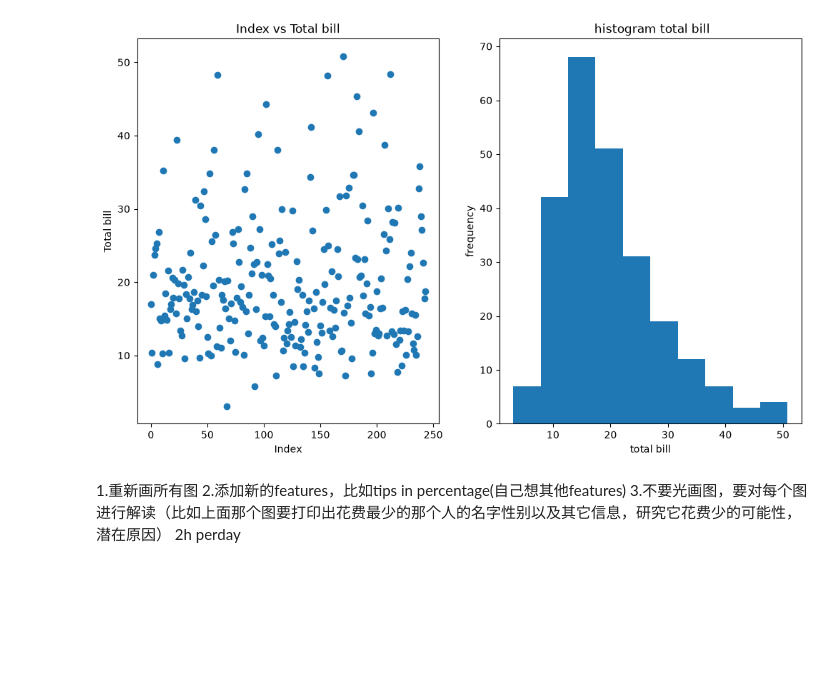
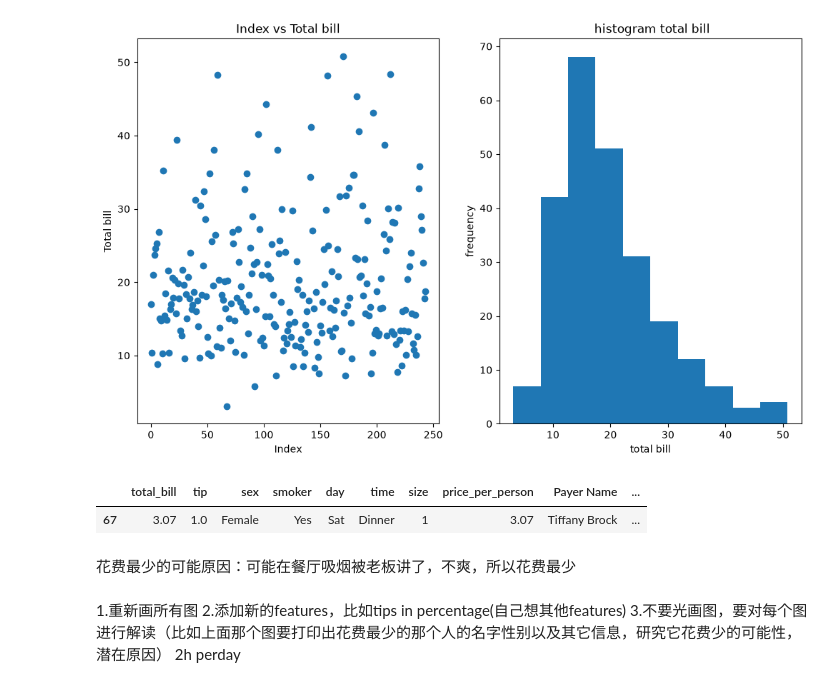
Before and after one commit to wendyzhang888/python-study-note, a Jupyter notebook: 07_homework.ipynb, the cells around one changed output. Drawn from its saved outputs; the diff is of its cells as text; code cells hidden in the pictures; blank space fills up the shorter version.

```diff
--- a/07_homework.ipynb
+++ b/07_homework.ipynb
@@ -6,6 +6,8 @@ import numpy as np
 import pandas as pd
 # %%
 df = pd.read_csv('tips.csv')
+# %%
+df['tips in percentage']= 100* df['tip'] / df['total_bill']
 # %%
 df
 # %% [output]
@@ -42,6 +44,13 @@ plt.title(' histogram total bill')
 plt.show()
 # %% [output]
 [figure]
+# %%
+df[df['total_bill']<4]
+# %% [output]
+|  | total_bill | tip | sex | smoker | day | time | size | price_per_person | Payer Name | ... |
+| 67 | 3.07 | 1.0 | Female | Yes | Sat | Dinner | 1 | 3.07 | Tiffany Brock | ... |
+# %% [markdown]
+花费最少的可能原因：可能在餐厅吸烟被老板讲了，不爽，所以花费最少
 # %% [markdown]
 1.重新画所有图
 2.添加新的features，比如tips in percentage(自己想其他features)
```
Also changed, not shown: parts of 1 cell of this notebook.
